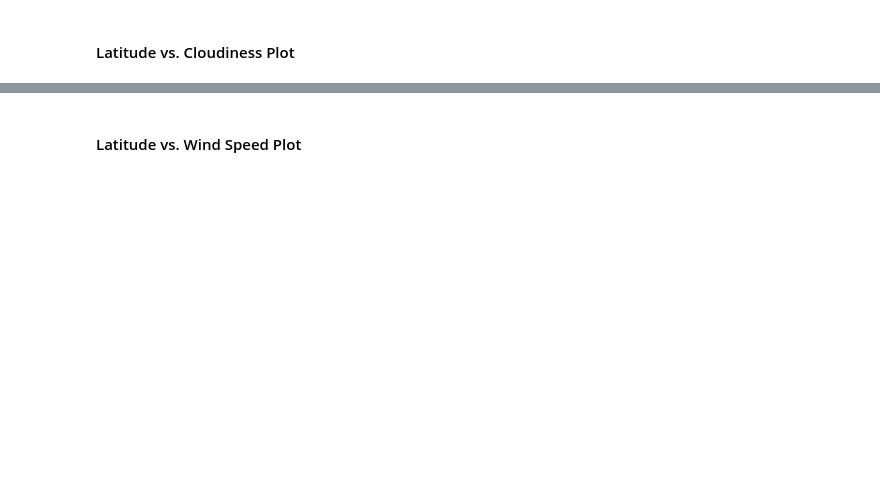
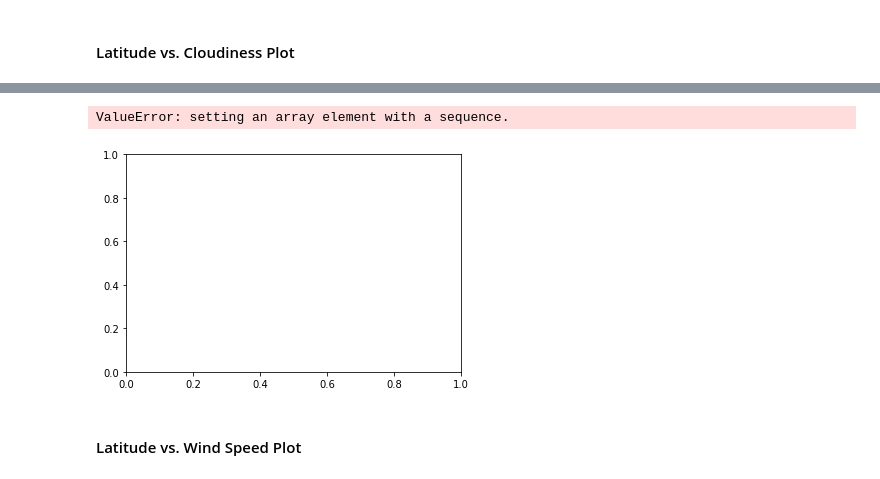
Before and after one commit to jfowler7907/WeatherPy, a Jupyter notebook: WeatherPy.ipynb, the cells around one changed output, grey strips where cells are left out. Saved outputs shown, nothing was run; the diff lists cells and outputs as text; code cells hidden in the pictures; blank space fills up the shorter version.

```diff
--- a/WeatherPy.ipynb
+++ b/WeatherPy.ipynb
@@ -176,2 +206,17 @@ ValueError: arrays must all be same length
+# %%
+#Create scatter plot
+plt.scatter(df["Latitude"], df["Clouds"])
+
+# Incorporate the other graph properties
+plt.title("Latitude vs. Clouds")
+plt.ylabel("Clouds")
+plt.xlabel("Latitude")
+plt.grid(True)
+
+#Show graph
+plt.show()
+# %% [output]
+ValueError: setting an array element with a sequence.
+[figure, added]
 # %% [markdown]
 #### Latitude vs. Wind Speed Plot
```
Also changed, not shown: parts of 14 cells of this notebook.
